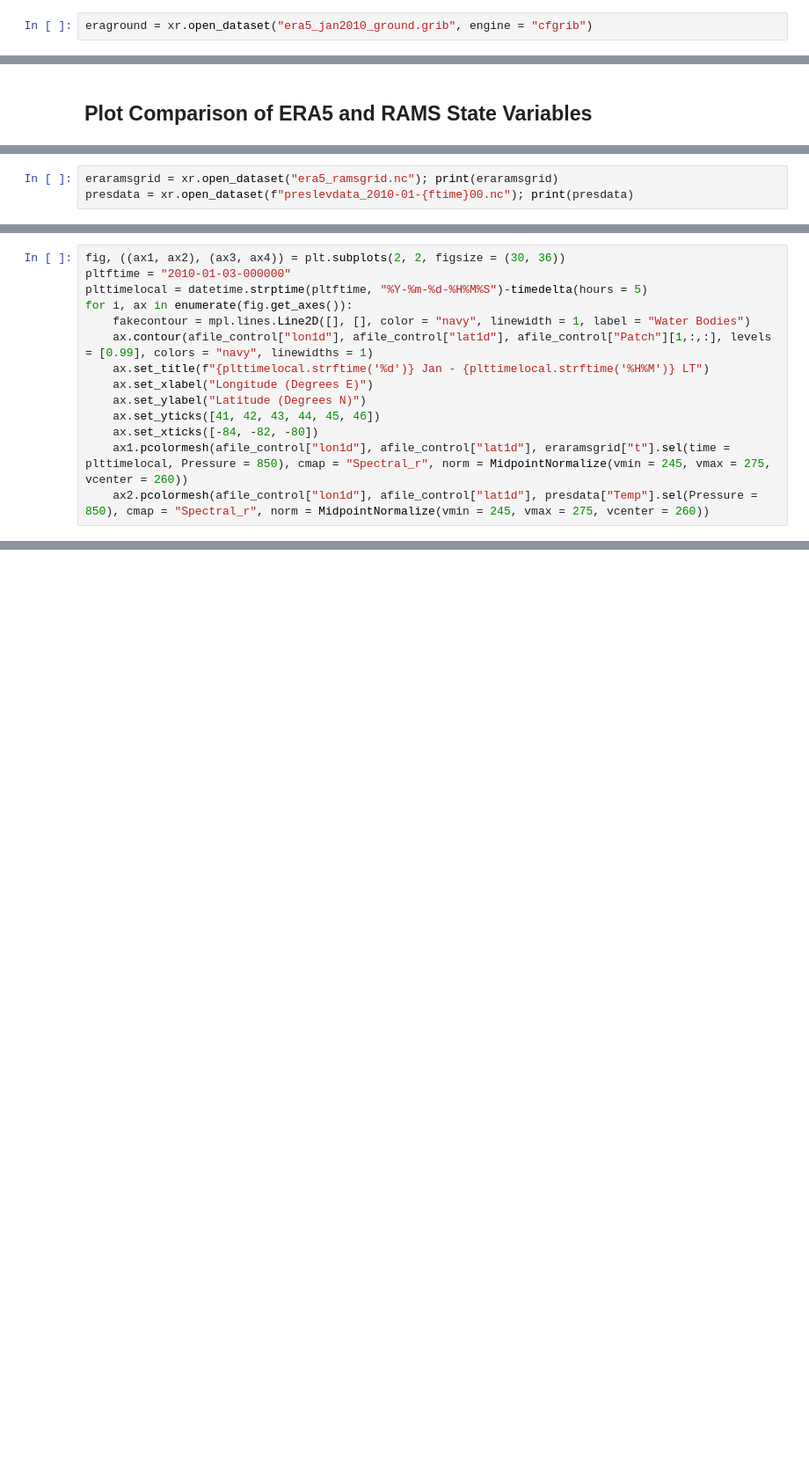
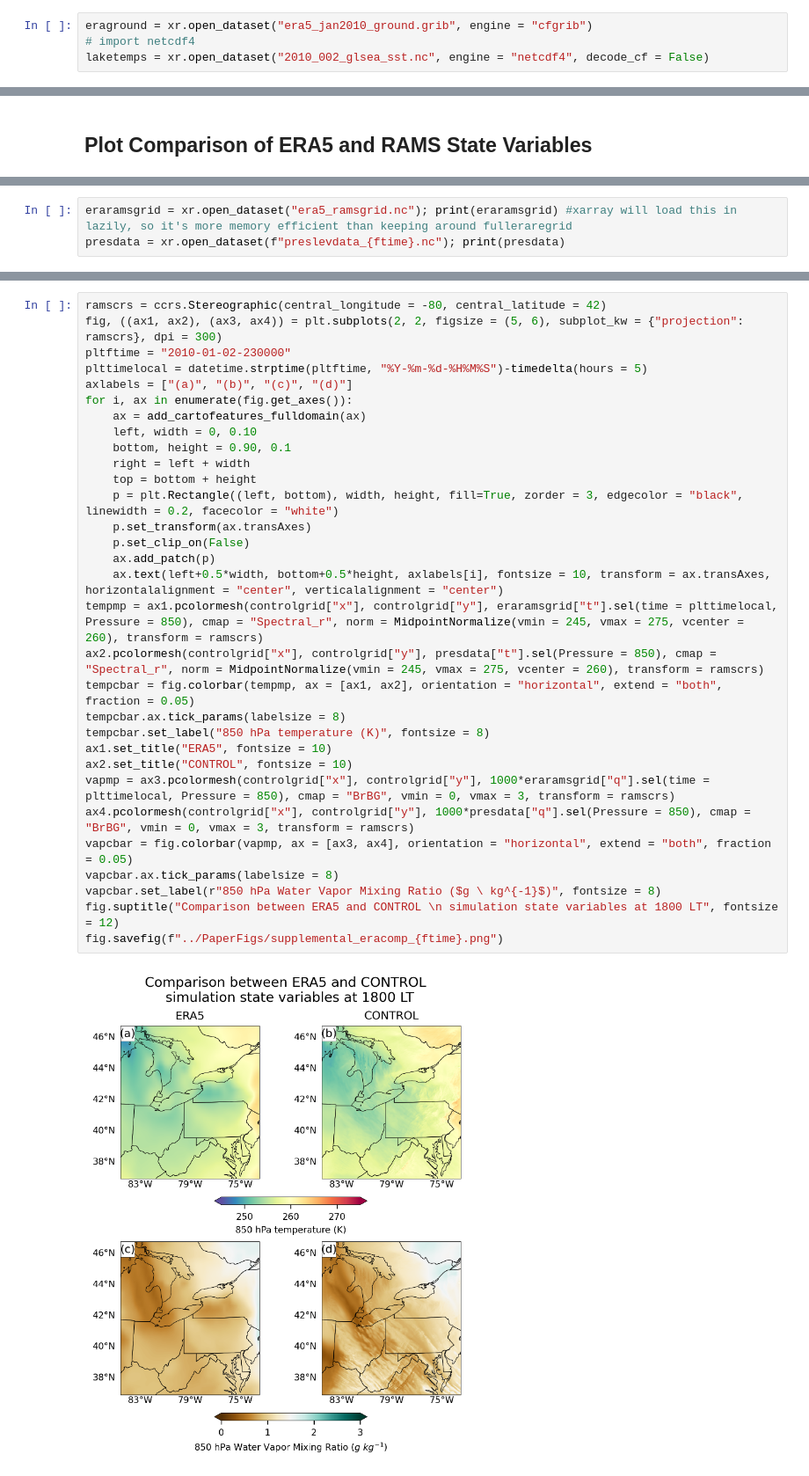
Before and after one commit to benaplus1/LES_2024, a Jupyter notebook: PaperPlots.ipynb, the cells around one changed output, grey strips where cells are left out. Shown at 88% size. Cells and saved outputs as stored; diff of their text form; blank space fills up the shorter version.

```diff
--- a/PaperPlots.ipynb
+++ b/PaperPlots.ipynb
@@ -685,2 +1140,4 @@ eradata = xr.open_dataset("era5_jan2010_air.grib", engine = "cfgrib")
 # %%
 eraground = xr.open_dataset("era5_jan2010_ground.grib", engine = "cfgrib")
+# import netcdf4
+laketemps = xr.open_dataset("2010_002_glsea_sst.nc", engine = "netcdf4", decode_cf = False)
@@ -822,3 +1404,3 @@ plt.close(); del fig; del ax1; del ax2; del ax3; del ax4
 # %%
-eraramsgrid = xr.open_dataset("era5_ramsgrid.nc"); print(eraramsgrid)
-presdata = xr.open_dataset(f"preslevdata_2010-01-{ftime}00.nc"); print(presdata)
+eraramsgrid = xr.open_dataset("era5_ramsgrid.nc"); print(eraramsgrid) #xarray will load this in lazily, so it's more memory efficient than keeping around fulleraregrid
+presdata = xr.open_dataset(f"preslevdata_{ftime}.nc"); print(presdata)
@@ -825,14 +1424,0 @@ presdata = xr.open_dataset(f"preslevdata_2010-01-{ftime}00.nc"); print(presdata)
-# %%
-fig, ((ax1, ax2), (ax3, ax4)) = plt.subplots(2, 2, figsize = (30, 36))
-pltftime = "2010-01-03-000000"
-plttimelocal = datetime.strptime(pltftime, "%Y-%m-%d-%H%M%S")-timedelta(hours = 5)
-for i, ax in enumerate(fig.get_axes()):
-    fakecontour = mpl.lines.Line2D([], [], color = "navy", linewidth = 1, label = "Water Bodies")
-    ax.contour(afile_control["lon1d"], afile_control["lat1d"], afile_control["Patch"][1,:,:], levels = [0.99], colors = "navy", linewidths = 1)
-    ax.set_title(f"{plttimelocal.strftime('%d')} Jan - {plttimelocal.strftime('%H%M')} LT")
-    ax.set_xlabel("Longitude (Degrees E)")
-    ax.set_ylabel("Latitude (Degrees N)")
-    ax.set_yticks([41, 42, 43, 44, 45, 46])
-    ax.set_xticks([-84, -82, -80])
-    ax1.pcolormesh(afile_control["lon1d"], afile_control["lat1d"], eraramsgrid["t"].sel(time = plttimelocal, Pressure = 850), cmap = "Spectral_r", norm = MidpointNormalize(vmin = 245, vmax = 275, vcenter = 260))
-    ax2.pcolormesh(afile_control["lon1d"], afile_control["lat1d"], presdata["Temp"].sel(Pressure = 850), cmap = "Spectral_r", norm = MidpointNormalize(vmin = 245, vmax = 275, vcenter = 260))
@@ -856,0 +1427,33 @@ print(afile_control["lon1d"][gbxmin:gbxmax])
+# %%
+ramscrs = ccrs.Stereographic(central_longitude = -80, central_latitude = 42)
+fig, ((ax1, ax2), (ax3, ax4)) = plt.subplots(2, 2, figsize = (5, 6), subplot_kw = {"projection": ramscrs}, dpi = 300)
+pltftime = "2010-01-02-230000"
+plttimelocal = datetime.strptime(pltftime, "%Y-%m-%d-%H%M%S")-timedelta(hours = 5)
+axlabels = ["(a)", "(b)", "(c)", "(d)"]
+for i, ax in enumerate(fig.get_axes()):
+    ax = add_cartofeatures_fulldomain(ax)
+    left, width = 0, 0.10
+    bottom, height = 0.90, 0.1
+    right = left + width
+    top = bottom + height
+    p = plt.Rectangle((left, bottom), width, height, fill=True, zorder = 3, edgecolor = "black", linewidth = 0.2, facecolor = "white")
+    p.set_transform(ax.transAxes)
+    p.set_clip_on(False)
+    ax.add_patch(p)
+    ax.text(left+0.5*width, bottom+0.5*height, axlabels[i], fontsize = 10, transform = ax.transAxes, horizontalalignment = "center", verticalalignment = "center")
+tempmp = ax1.pcolormesh(controlgrid["x"], controlgrid["y"], eraramsgrid["t"].sel(time = plttimelocal, Pressure = 850), cmap = "Spectral_r", norm = MidpointNormalize(vmin = 245, vmax = 275, vcenter = 260), transform = ramscrs)
+ax2.pcolormesh(controlgrid["x"], controlgrid["y"], presdata["t"].sel(Pressure = 850), cmap = "Spectral_r", norm = MidpointNormalize(vmin = 245, vmax = 275, vcenter = 260), transform = ramscrs)
+tempcbar = fig.colorbar(tempmp, ax = [ax1, ax2], orientation = "horizontal", extend = "both", fraction = 0.05)
+tempcbar.ax.tick_params(labelsize = 8)
+tempcbar.set_label("850 hPa temperature (K)", fontsize = 8)
+ax1.set_title("ERA5", fontsize = 10)
+ax2.set_title("CONTROL", fontsize = 10)
+vapmp = ax3.pcolormesh(controlgrid["x"], controlgrid["y"], 1000*eraramsgrid["q"].sel(time = plttimelocal, Pressure = 850), cmap = "BrBG", vmin = 0, vmax = 3, transform = ramscrs)
+ax4.pcolormesh(controlgrid["x"], controlgrid["y"], 1000*presdata["q"].sel(Pressure = 850), cmap = "BrBG", vmin = 0, vmax = 3, transform = ramscrs)
+vapcbar = fig.colorbar(vapmp, ax = [ax3, ax4], orientation = "horizontal", extend = "both", fraction = 0.05)
+vapcbar.ax.tick_params(labelsize = 8)
+vapcbar.set_label(r"850 hPa Water Vapor Mixing Ratio ($g \ kg^{-1}$)", fontsize = 8)
+fig.suptitle("Comparison between ERA5 and CONTROL \n simulation state variables at 1800 LT", fontsize = 12)
+fig.savefig(f"../PaperFigs/supplemental_eracomp_{ftime}.png")
+# %% [output]
+[figure, added]
```
Also changed, not shown: parts of 126 cells of this notebook, 9 other files.
